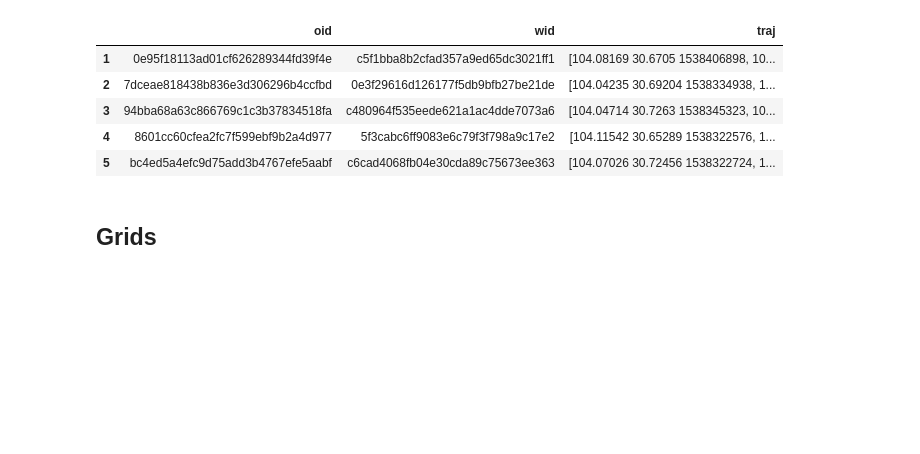
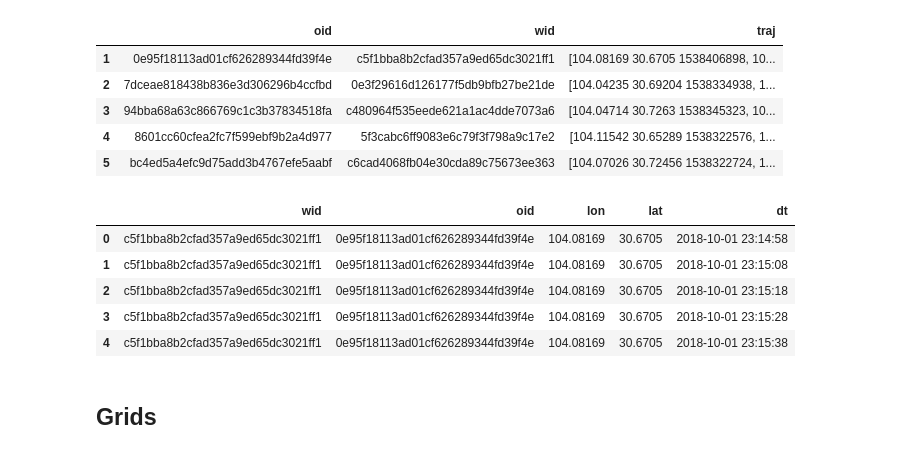
Before and after one commit to DURUII/Gaia-Explorer, a Jupyter notebook: main.ipynb, the cells around one changed output. Cells and saved outputs as stored; diff of their text form; code cells hidden in the pictures; blank space fills up the shorter version.

```diff
--- a/main.ipynb
+++ b/main.ipynb
@@ -138,35 +140,42 @@ peek
 meta = pd.DataFrame({'wid': pd.Series(dtype='object'),
                      'oid': pd.Series(dtype='object'),
                      'lon': pd.Series(dtype='float64'),
                      'lat': pd.Series(dtype='float64'),
                      'dt': pd.Series(dtype='datetime64[ns]')})
 
 def apply_func(row):
     wid, oid = row['wid'], row['oid']
     points = row['traj'][1:-1].split(',')
     data = []
     for point in points:
         lon, lat, timestamp = point.strip().split(' ')
         lon, lat = map(float, (lon, lat))
         # lon_index = int((lon - (min_lon - delta_lon / 2)) / delta_lon)
         # lat_index = int((lat - (min_lat - delta_lat / 2)) / delta_lat)
         dt = unix_to_datetime(timestamp)
         data.append({'wid': wid, 'oid': oid, 'lon': lon, 'lat': lat, 'dt': dt})
     return pd.DataFrame(data)
 
 def process_partition(partition):
     return pd.concat([apply_func(row) for index, row in partition.iterrows()])
 
 output_expended = os.path.join(dataset, 'expended')
 if not os.path.exists(output_expended) or len(os.listdir(output_expended)) == 0:
     ddf_selected.map_partitions(process_partition, meta=meta).to_parquet(output_expended)
 
 expended_files = [os.path.join(output_expended, i)
                  for i in os.listdir(output_expended)
                  if i.startswith('part') and i.endswith('.parquet')]
 
-ddf_expended = dd.read_parquet(expended_files)
-ddf_expended.head(67)
+ddf_expanded = dd.read_parquet(expended_files)
+ddf_expanded.head()
+# %% [output]
+|  | wid | oid | lon | lat | dt |
+| 0 | c5f1bba8b2cfad357a9ed65dc3021ff1 | 0e95f18113ad01cf626289344fd39f4e | 104.08169 | 30.6705 | 2018-10-01 23:14:58 |
+| 1 | c5f1bba8b2cfad357a9ed65dc3021ff1 | 0e95f18113ad01cf626289344fd39f4e | 104.08169 | 30.6705 | 2018-10-01 23:15:08 |
+| 2 | c5f1bba8b2cfad357a9ed65dc3021ff1 | 0e95f18113ad01cf626289344fd39f4e | 104.08169 | 30.6705 | 2018-10-01 23:15:18 |
+| 3 | c5f1bba8b2cfad357a9ed65dc3021ff1 | 0e95f18113ad01cf626289344fd39f4e | 104.08169 | 30.6705 | 2018-10-01 23:15:28 |
+| 4 | c5f1bba8b2cfad357a9ed65dc3021ff1 | 0e95f18113ad01cf626289344fd39f4e | 104.08169 | 30.6705 | 2018-10-01 23:15:38 |
 # %% [markdown]
 ## Grids
 # %%
```
Also changed, not shown: parts of 17 cells of this notebook.
